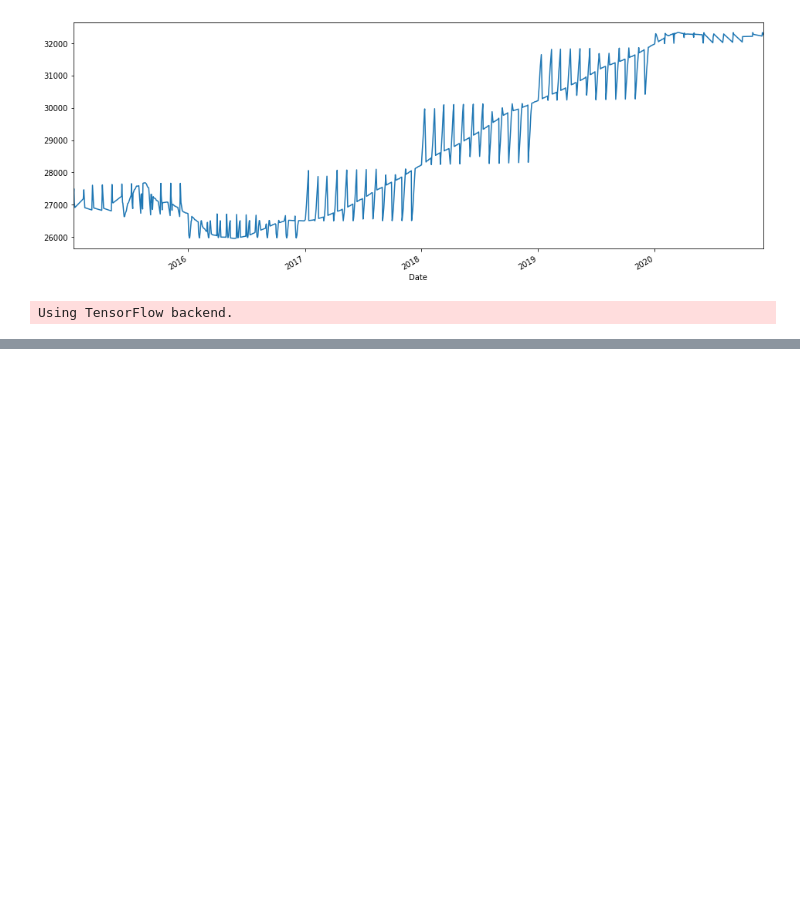
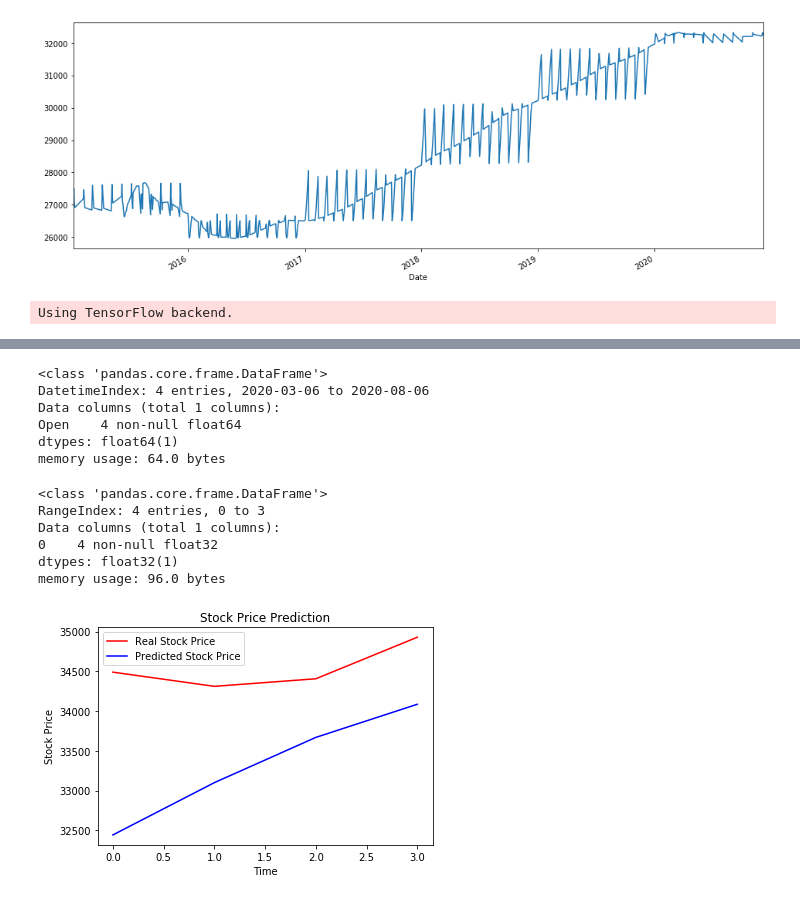
Before and after one commit to C0D323R0/stock_market_monitor_during_2020_pandemic, a Jupyter notebook: Stock Market Pedictor.ipynb, the cells around one changed output, grey strips where cells are left out. Cells and saved outputs as stored; diff of their text form; code cells hidden in the pictures; blank space fills up the shorter version.

```diff
--- a/Stock Market Pedictor.ipynb
+++ b/Stock Market Pedictor.ipynb
@@ -165,0 +167,2 @@ Epoch 100/100
+# %%
+real_stock_price = dataset_test.iloc[:, 1:2].values
@@ -165,0 +182,2 @@ Epoch 100/100
+# %%
+dataset_test["Volume"] = dataset_test["Volume"].astype(float)
@@ -165,0 +187,42 @@ Epoch 100/100
+# %%
+test_set.info()
+# %% [output]
+<class 'pandas.core.frame.DataFrame'>
+DatetimeIndex: 4 entries, 2020-03-06 to 2020-08-06
+Data columns (total 1 columns):
+Open    4 non-null float64
+dtypes: float64(1)
+memory usage: 64.0 bytes
+# %%
+dataset_total = pd.concat((dataset['Open'], dataset_test['Open']), axis = 0)
+inputs = dataset_total[len(dataset_total) - len(dataset_test) - 60:].values
+inputs = inputs.reshape(-1,1)
+inputs = sc.transform(inputs)
+X_test = []
+for i in range(60, 64):
+    X_test.append(inputs[i-60:i, 0])
+X_test = np.array(X_test)
+X_test = np.reshape(X_test, (X_test.shape[0], X_test.shape[1], 1))
+predicted_stock_price = regressor.predict(X_test)
+predicted_stock_price = sc.inverse_transform(predicted_stock_price)
+# %%
+predicted_stock_price=pd.DataFrame(predicted_stock_price)
+predicted_stock_price.info()
+# %% [output]
+<class 'pandas.core.frame.DataFrame'>
+RangeIndex: 4 entries, 0 to 3
+Data columns (total 1 columns):
+0    4 non-null float32
+dtypes: float32(1)
+memory usage: 96.0 bytes
+# %%
+# Visualising the results
+plt.plot(real_stock_price, color = 'red', label = 'Real Stock Price')
+plt.plot(predicted_stock_price, color = 'blue', label = 'Predicted Stock Price')
+plt.title('Stock Price Prediction')
+plt.xlabel('Time')
+plt.ylabel('Stock Price')
+plt.legend()
+plt.show()
+# %% [output]
+[figure, added]
```
Also changed, not shown: parts of 4 cells of this notebook.
